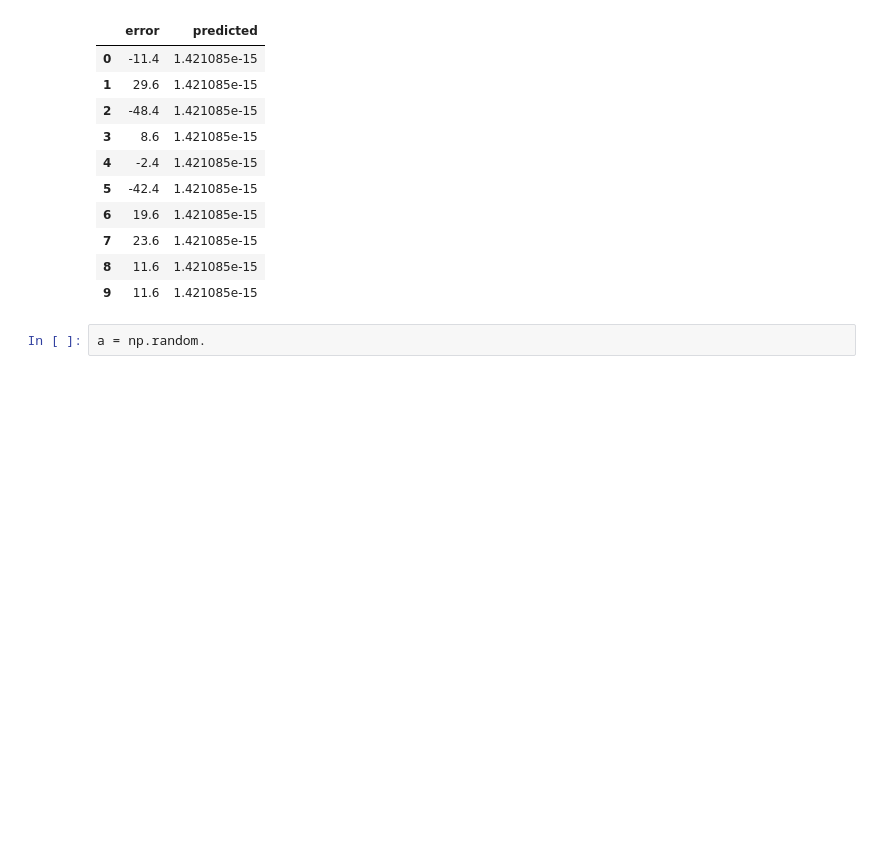
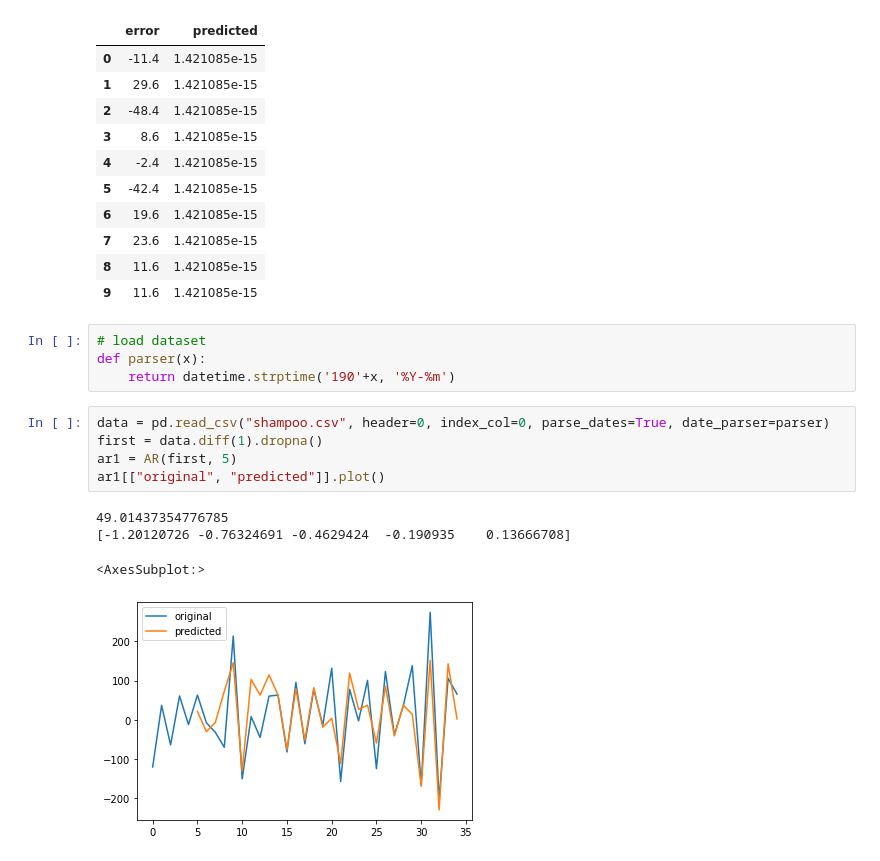
Before and after one commit to matt-juan23/time-series-forecasting, a Jupyter notebook: ARIMA.ipynb, the cells around one changed output. Saved outputs shown, nothing was run; the diff lists cells and outputs as text; blank space fills up the shorter version.

```diff
--- a/ARIMA.ipynb
+++ b/ARIMA.ipynb
@@ -120,5 +200,17 @@ MA(residuals, 0)
 | 7 | 23.6 | 1.421085e-15 |
 | 8 | 11.6 | 1.421085e-15 |
 | 9 | 11.6 | 1.421085e-15 |
-# %%
-a = np.random.
+# %%
+# load dataset
+def parser(x):
+	return datetime.strptime('190'+x, '%Y-%m')
+# %%
+data = pd.read_csv("shampoo.csv", header=0, index_col=0, parse_dates=True, date_parser=parser)
+first = data.diff(1).dropna()
+ar1 = AR(first, 5)
+ar1[["original", "predicted"]].plot()
+# %% [output]
+49.01437354776785
+[-1.20120726 -0.76324691 -0.4629424  -0.190935    0.13666708]
+<AxesSubplot:>
+[figure, added]
```
Also changed, not shown: parts of 12 cells of this notebook, 4 other files.
